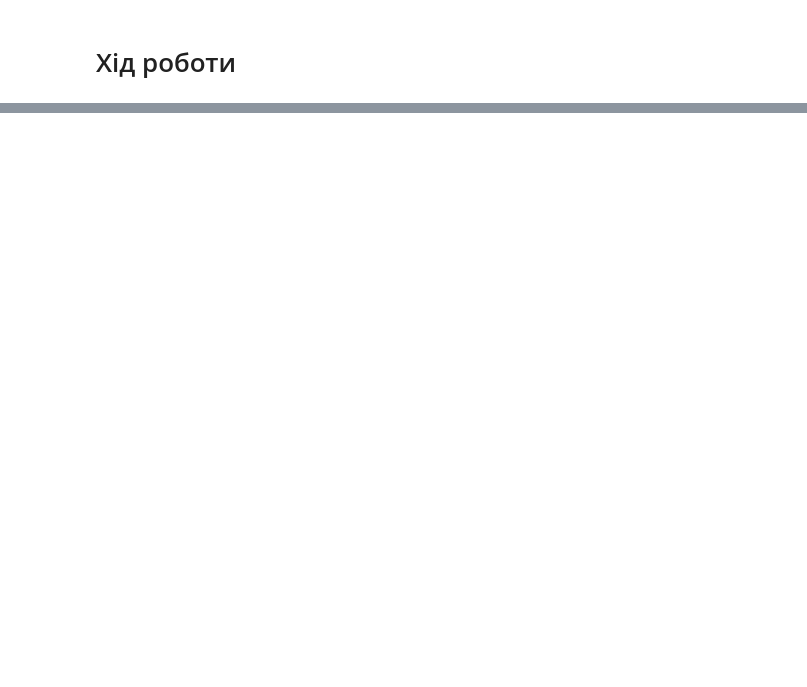
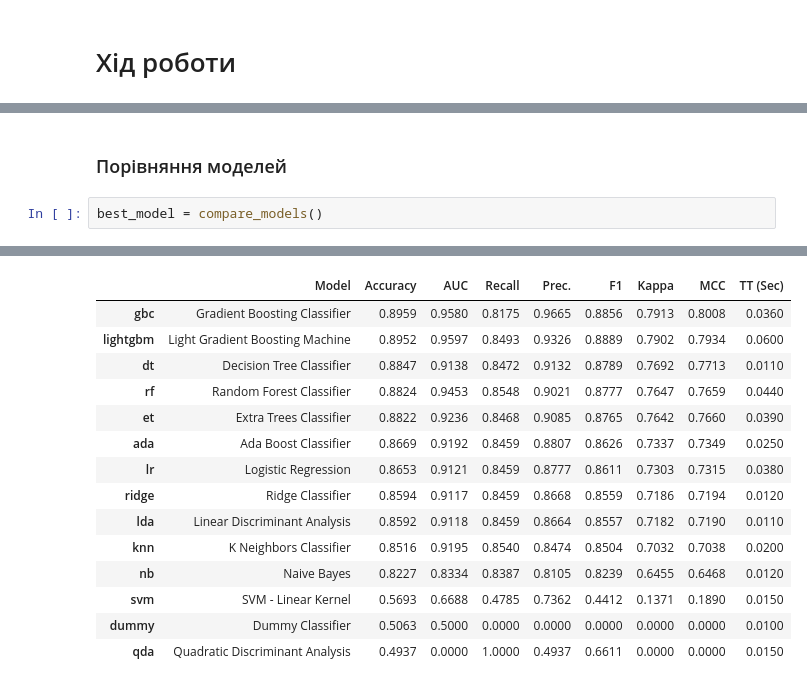
Before and after one commit to irynaper/ml_ds, a Jupyter notebook: kutko/lab1.ipynb, the cells around one changed output, grey strips where cells are left out. Drawn from its saved outputs; the diff is of its cells as text; blank space fills up the shorter version.

```diff
--- a/kutko/lab1.ipynb
+++ b/kutko/lab1.ipynb
@@ -163,0 +136,5 @@ PyCaret значно спростив аналіз даних, дозволяю
+# %% [markdown]
+### Порівняння моделей
+# %%
+best_model = compare_models()
+# %% [output]
@@ -163,0 +142,15 @@ PyCaret значно спростив аналіз даних, дозволяю
+|  | Model | Accuracy | AUC | Recall | Prec. | F1 | Kappa | MCC | TT (Sec) |
+| gbc | Gradient Boosting Classifier | 0.8959 | 0.9580 | 0.8175 | 0.9665 | 0.8856 | 0.7913 | 0.8008 | 0.0360 |
+| lightgbm | Light Gradient Boosting Machine | 0.8952 | 0.9597 | 0.8493 | 0.9326 | 0.8889 | 0.7902 | 0.7934 | 0.0600 |
+| dt | Decision Tree Classifier | 0.8847 | 0.9138 | 0.8472 | 0.9132 | 0.8789 | 0.7692 | 0.7713 | 0.0110 |
+| rf | Random Forest Classifier | 0.8824 | 0.9453 | 0.8548 | 0.9021 | 0.8777 | 0.7647 | 0.7659 | 0.0440 |
+| et | Extra Trees Classifier | 0.8822 | 0.9236 | 0.8468 | 0.9085 | 0.8765 | 0.7642 | 0.7660 | 0.0390 |
+| ada | Ada Boost Classifier | 0.8669 | 0.9192 | 0.8459 | 0.8807 | 0.8626 | 0.7337 | 0.7349 | 0.0250 |
+| lr | Logistic Regression | 0.8653 | 0.9121 | 0.8459 | 0.8777 | 0.8611 | 0.7303 | 0.7315 | 0.0380 |
+| ridge | Ridge Classifier | 0.8594 | 0.9117 | 0.8459 | 0.8668 | 0.8559 | 0.7186 | 0.7194 | 0.0120 |
+| lda | Linear Discriminant Analysis | 0.8592 | 0.9118 | 0.8459 | 0.8664 | 0.8557 | 0.7182 | 0.7190 | 0.0110 |
+| knn | K Neighbors Classifier | 0.8516 | 0.9195 | 0.8540 | 0.8474 | 0.8504 | 0.7032 | 0.7038 | 0.0200 |
+| nb | Naive Bayes | 0.8227 | 0.8334 | 0.8387 | 0.8105 | 0.8239 | 0.6455 | 0.6468 | 0.0120 |
+| svm | SVM - Linear Kernel | 0.5693 | 0.6688 | 0.4785 | 0.7362 | 0.4412 | 0.1371 | 0.1890 | 0.0150 |
+| dummy | Dummy Classifier | 0.5063 | 0.5000 | 0.0000 | 0.0000 | 0.0000 | 0.0000 | 0.0000 | 0.0100 |
+| qda | Quadratic Discriminant Analysis | 0.4937 | 0.0000 | 1.0000 | 0.4937 | 0.6611 | 0.0000 | 0.0000 | 0.0150 |
```
Also changed, not shown: parts of 39 cells of this notebook, 4 other files.
